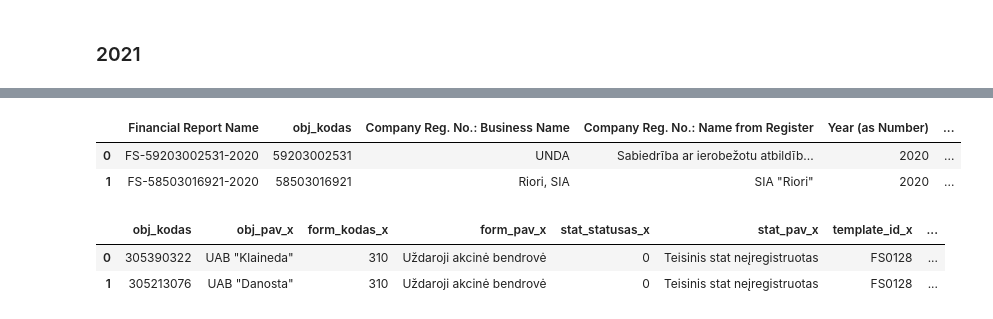
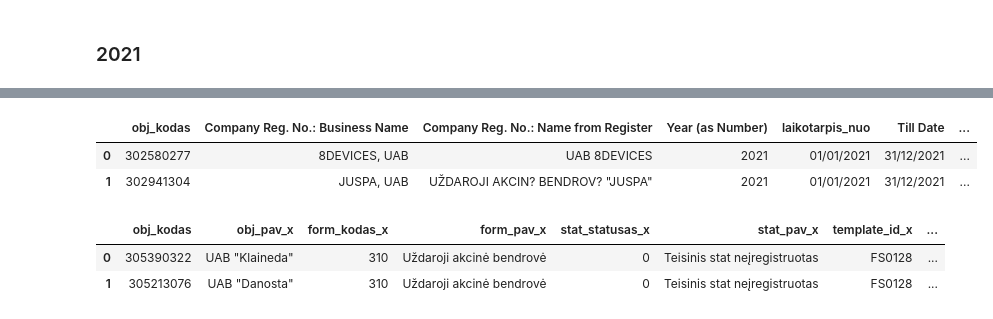
Before and after one commit to Juosir14/ktu-tyrimas, a Jupyter notebook: Tyrimas.ipynb, the cells around one changed output, grey strips where cells are left out. Saved outputs shown, nothing was run; the diff lists cells and outputs as text; code cells hidden in the pictures.

```diff
--- a/Tyrimas.ipynb
+++ b/Tyrimas.ipynb
@@ -135,12 +134,12 @@ dfPLNA.head(2)
 | 1 | 122752323 | Uždaroji akcinė bendrovė "ELGENA" | 310 | Uždaroji akcinė bendrovė | 1 | Reorganizuojamas | FS0128 | Labai mažų įmonių, taikančių išim... | ... |
 # %%
 # reading given data and visualizing it
-dfRating = pd.read_csv("2020\\ImoniuReitingai2020-2021.csv",sep=',')
+dfRating = pd.read_csv("2020\\ImoniuReitingai2019-2021.csv",sep=',')
 dfRating.head(2)
 # %% [output]
-|  | Financial Report Name | obj_kodas | Company Reg. No.: Business Name | Company Reg. No.: Name from Register | Year (as Number) | ... |
-| 0 | FS-59203002531-2020 | 59203002531 | UNDA | Sabiedrība ar ierobežotu atbildīb... | 2020 | ... |
-| 1 | FS-58503016921-2020 | 58503016921 | Riori, SIA | SIA "Riori" | 2020 | ... |
+|  | obj_kodas | Company Reg. No.: Business Name | Company Reg. No.: Name from Register | Year (as Number) | laikotarpis_nuo | Till Date | ... |
+| 0 | 302580277 | 8DEVICES, UAB | UAB 8DEVICES | 2021 | 01/01/2021 | 31/12/2021 | ... |
+| 1 | 302941304 | JUSPA, UAB | UŽDAROJI AKCIN? BENDROV? "JUSPA" | 2021 | 01/01/2021 | 31/12/2021 | ... |
 # %%
 df1 = pd.merge(dfBLN, dfPLNA, on=["obj_kodas","laikotarpis_nuo"], how="inner")
 df1.head(2)
```
Also changed, not shown: parts of 26 cells of this notebook.
